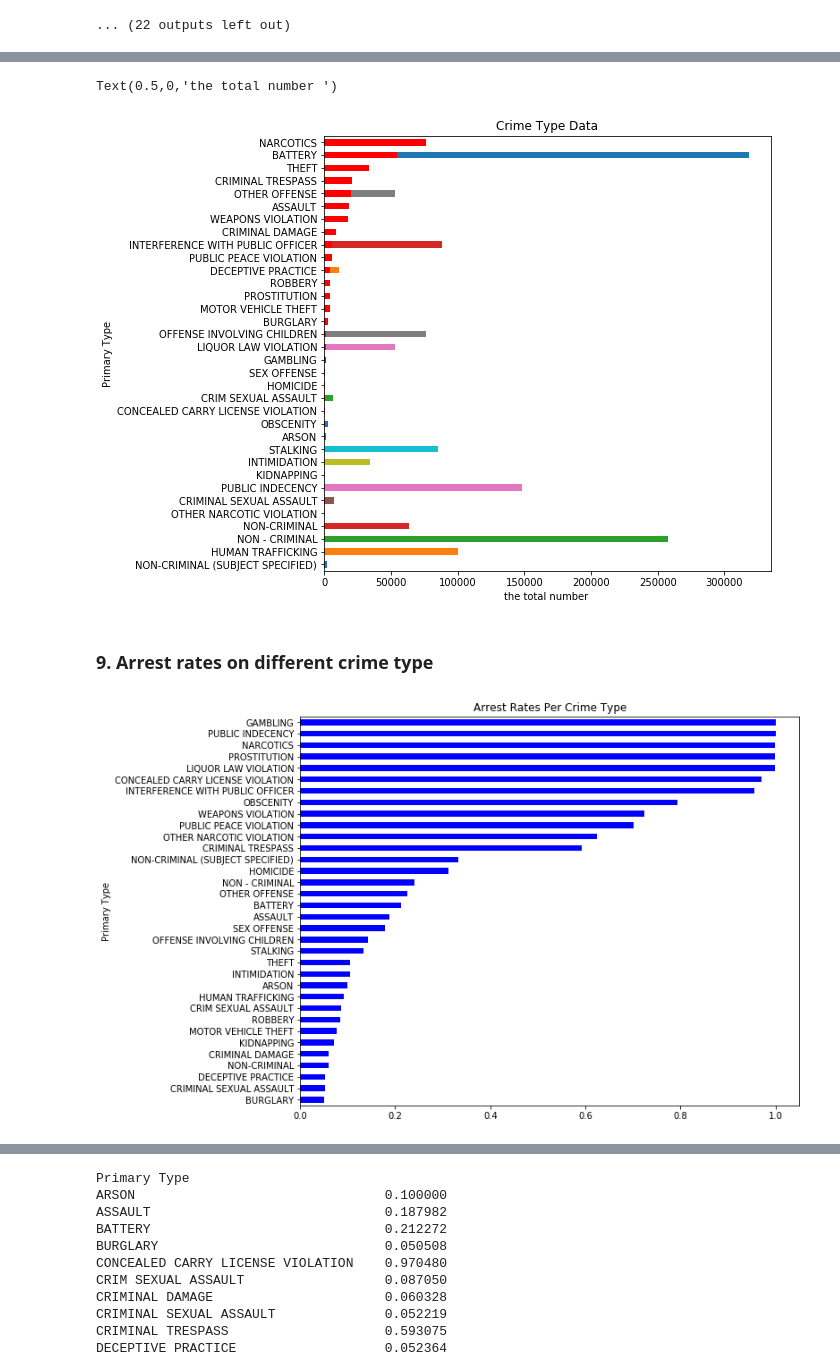
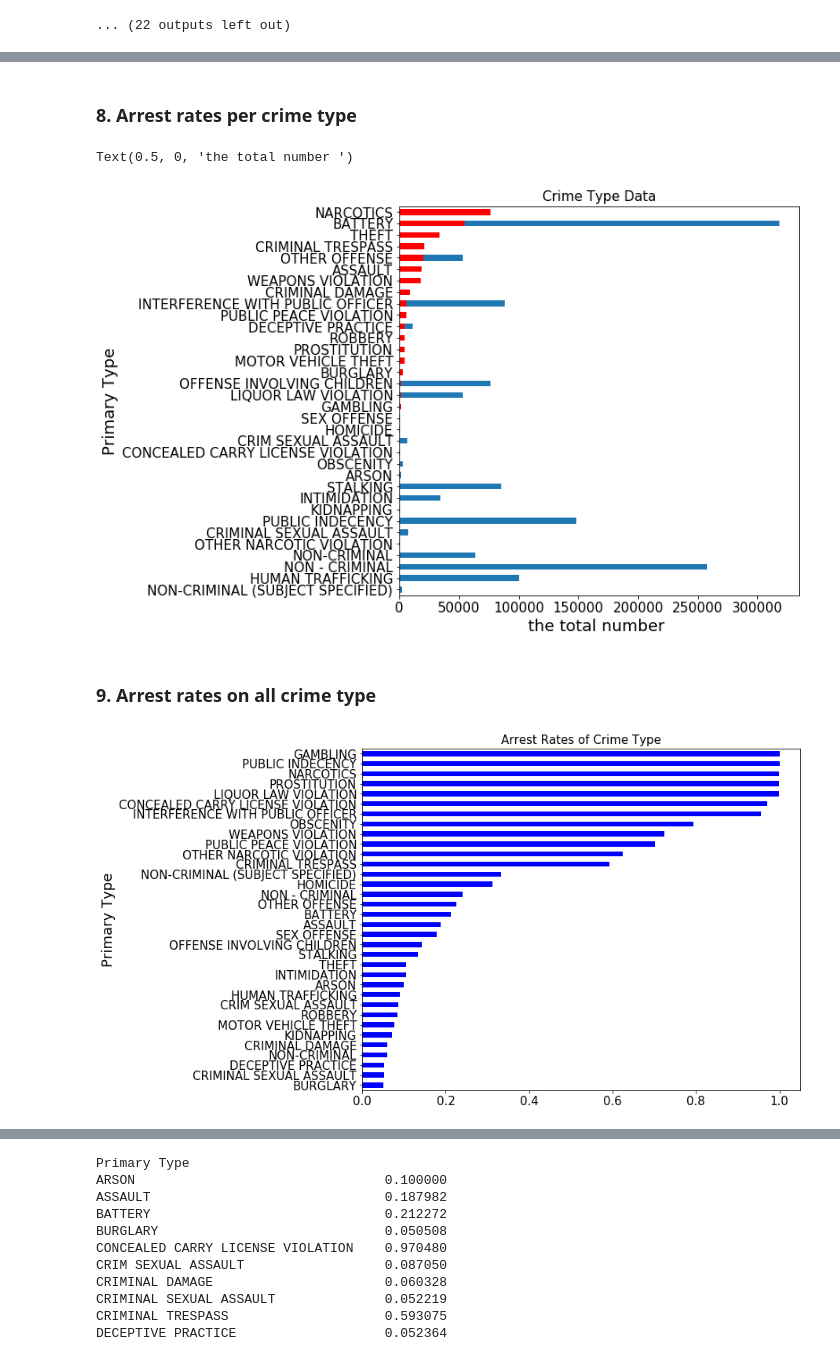
Before and after one commit to kimjaeh10/cmse202-project1, a Jupyter notebook: CMSE202-Project1.ipynb, the cells around one changed output, grey strips where cells are left out. Cells and saved outputs as stored; diff of their text form; code cells hidden in the pictures.

```diff
--- a/CMSE202-Project1.ipynb
+++ b/CMSE202-Project1.ipynb
@@ -88,0 +138,13 @@ plt.show()
+# %%
+SMALL_SIZE = 15
+MEDIUM_SIZE = 18
+BIGGER_SIZE = 22
+
+plt.rc('font', size=SMALL_SIZE)          # controls default text sizes
+plt.rc('axes', titlesize=SMALL_SIZE)     # fontsize of the axes title
+plt.rc('axes', labelsize=MEDIUM_SIZE)    # fontsize of the x and y labels
+plt.rc('xtick', labelsize=SMALL_SIZE)    # fontsize of the tick labels
+plt.rc('ytick', labelsize=SMALL_SIZE)    # fontsize of the tick labels
+plt.rc('legend', fontsize=SMALL_SIZE)    # legend fontsize
+plt.rc('figure', titlesize=BIGGER_SIZE)  # fontsize of the figure title
+plt.rcParams['figure.figsize'] = (25,10)
@@ -145,23 +238,25 @@ for key in Keys:
+# %% [markdown]
+### 8. Arrest rates per crime type
 # %%
 Crime_Data_Type = Crime_Data.pivot_table('Arrest', aggfunc = np.sum, columns = ['Primary Type'],
                                          index = Crime_Data.index.date, fill_value = 0)
 # %%
 plt.figure(figsize = (8,8))
 Crime_Data.groupby(Crime_Data['Primary Type']).size().plot(kind = 'barh')
-Crime_Data_Type.sum().sort_values().plot(kind = 'barh', color = 'r')
+Crime_Data_Type.sum().sort_values().plot(kind = 'barh', color = 'r') ## red one is arrest , blue one is not arrest
 plt.title('Crime Type Data')
 plt.ylabel("Primary Type")
 plt.xlabel("the total number ")
 # %% [output]
-Text(0.5,0,'the total number ')
+Text(0.5, 0, 'the total number ')
-[figure, old version]
+[figure, new version]
 # %% [markdown]
-### 9. Arrest rates on different crime type
+### 9. Arrest rates on all crime type
 # %%
 plt.figure(figsize = (10,8))
 A_R_PT = Crime_Data_Type.sum() / Crime_Data.groupby(Crime_Data['Primary Type']).size()
 A_R_PT.sort_values().plot(kind = 'barh', color = 'b')
-plt.title('Arrest Rates Per Crime Type')
+plt.title('Arrest Rates of Crime Type')
 plt.show()
 # %% [output]
-[figure, old version]
+[figure, new version]
```
Also changed, not shown: parts of 27 cells of this notebook.
